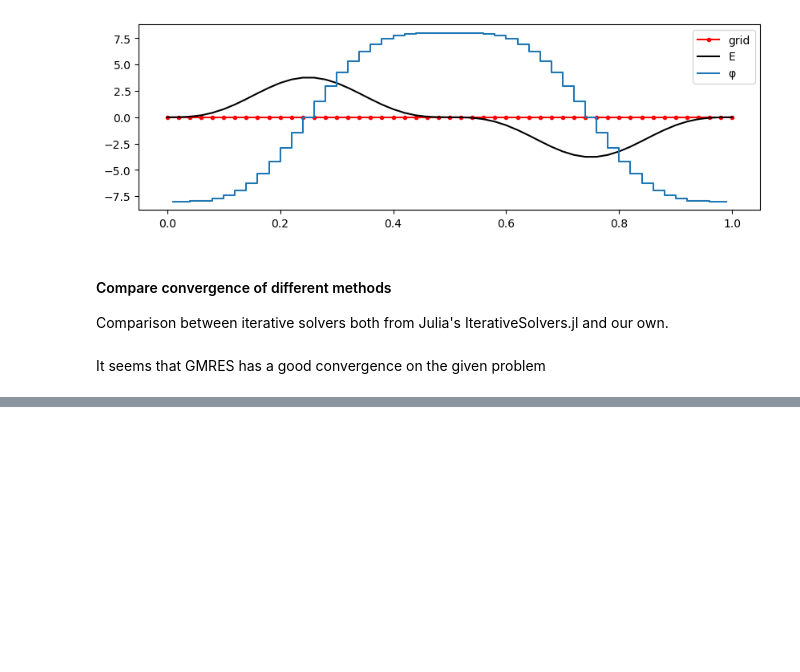
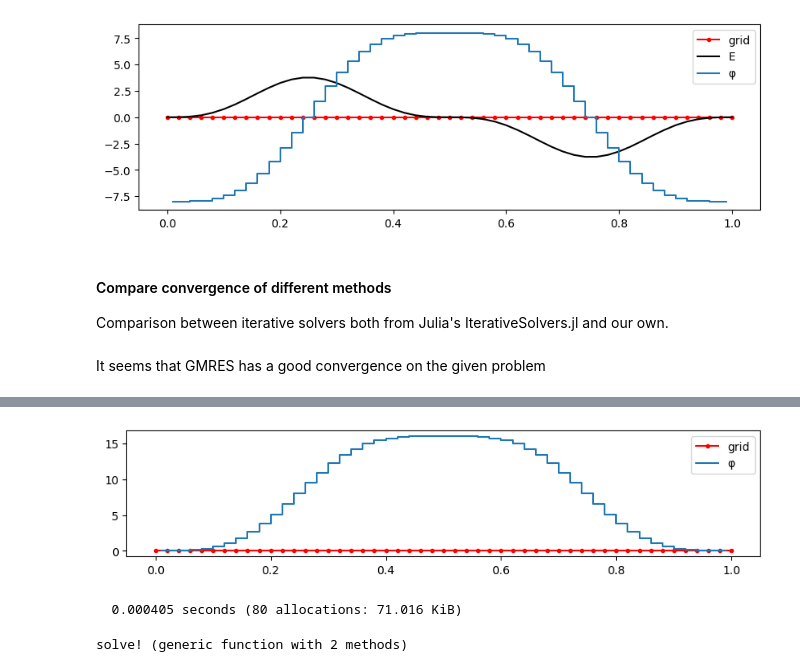
Before and after one commit to bchaber/pole, a Jupyter notebook: PoissonEquation.ipynb, the cells around one changed output, grey strips where cells are left out. Drawn from its saved outputs; the diff is of its cells as text; code cells hidden in the pictures; blank space fills up the shorter version.

Commit message:
A nonperiodic solver can be solved faster with a direct method

```diff
--- a/PoissonEquation.ipynb
+++ b/PoissonEquation.ipynb
@@ -152,0 +153,20 @@ semilogy(resnorm, linewidth=2, linestyle="-", color="k");
+# %%
+ps = LinearSolver(xf, left=DirichletBC(), right=DirichletBC())
+@time it = solve!(ps, ρ)
+φ  = solution(ps)
+
+figure(figsize=(10, 2))
+plot(xf, zero(xf), "r.-")
+step(xc, φ, where="mid")
+legend(["grid", "φ", "φref"]);
+# %% [output]
+[figure, added]
+  0.000405 seconds (80 allocations: 71.016 KiB)
+# %%
+function solve!(ps::LinearSolver, ρ)
+    rhs = ps.b .- ρ .* h .^ 2 # extra allocation
+    ps.u .= ps. A \ rhs
+    return nothing
+end
+# %% [output]
+solve! (generic function with 2 methods)
```
Also changed, not shown: parts of 4 cells of this notebook.
